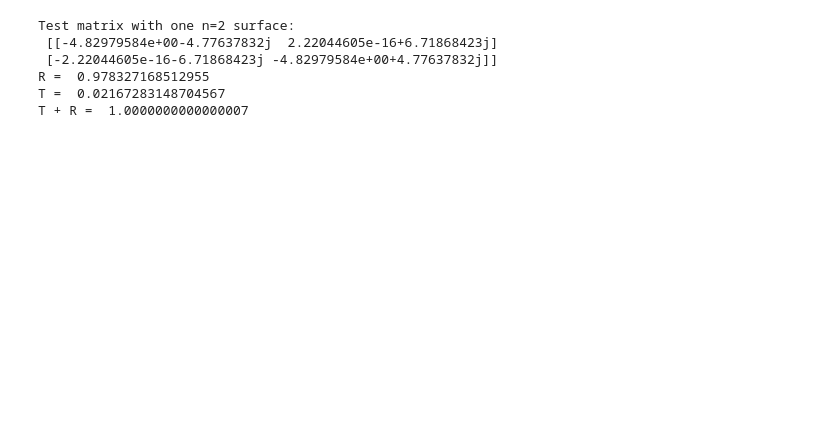
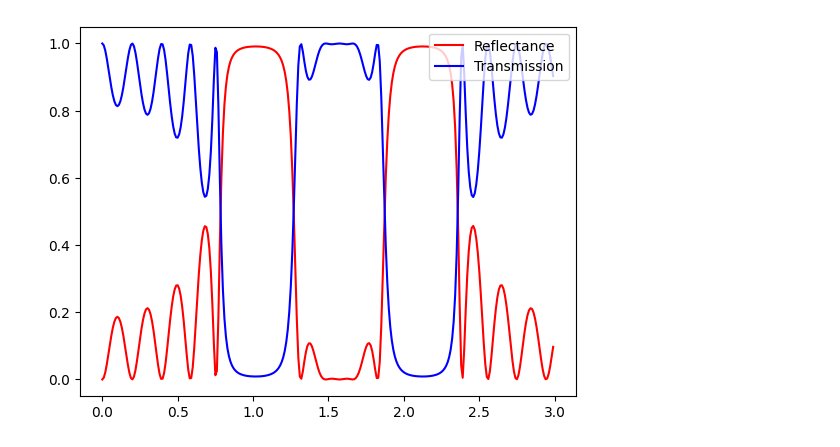
Before and after one commit to findus3006/Problem-2, a Jupyter notebook: Problem2.ipynb, the cells around one changed output. Saved outputs shown, nothing was run; the diff lists cells and outputs as text; code cells hidden in the pictures; blank space fills up the shorter version.

Commit message:
First plot

```diff
--- a/Problem2.ipynb
+++ b/Problem2.ipynb
@@ -1,6 +1,6 @@
 # %%
 import numpy as np
-import matplotlib as plt
+import matplotlib.pyplot as plt
 
 # Phasefactor matrix
 
@@ -23,36 +23,41 @@ def I(n1,n2):
 
 # Transmission matrix
 
-def T(n,D,k0):
+def TR(n,D,k0):
     Transmission = np.eye(2,dtype = 'complex');
     for i in range(np.size(n)-1):
         Transmission = P(n[i+1],D[i+1],k0)@(I(n[i],n[i+1])@Transmission);
     Transmission = I(n[i+1],n[0])@Transmission;
     return Transmission
 
-# Transmission and Reflection coeffiecients
 
-def coeff(Tmatrix):
-    T = np.abs(Tmatrix[0,0]-(Tmatrix[0,1]*Tmatrix[1,0])/(Tmatrix[1,1]))**2;
-    R = np.abs(Tmatrix[1,0]/(Tmatrix[1,1]))**2;
+# Number of layers and their respective properties are passed and the Transmission matrix used to return the coefficients
+
+def system(n,D,k):
+    T = np.zeros(np.size(k));
+    R = np.zeros(np.size(k));
+    for i in range(np.size(k)):
+        Tmatrix = TR(n,D,k[i]);
+        T[i] = np.abs(Tmatrix[0,0]-(Tmatrix[0,1]*Tmatrix[1,0])/(Tmatrix[1,1]))**2;
+        R[i] = np.abs(Tmatrix[1,0]/(Tmatrix[1,1]))**2;
     return T, R
-# %%
-k0 = 2*np.pi/(5.5e-7);
-D2 = np.ones(10);
-n2 = np.ones(10);
-n2[1::2] = 2;
-
-System1 = T(n2,D2,k0);
-T, R = coeff(System1);
-
-print("Test matrix with one n=2 surface: \n", System1)
-print("R = ",R)
-print("T = ",T)
-print("T + R = ",R+T)
-# %% [output]
-Test matrix with one n=2 surface:
- [[-4.82979584e+00-4.77637832j  2.22044605e-16+6.71868423j]
- [-2.22044605e-16-6.71868423j -4.82979584e+00+4.77637832j]]
-R =  0.978327168512955
-T =  0.02167283148704567
-T + R =  1.0000000000000007
+# %%
+# Define Thicksness and refractive index
+N = 10; # Number of layers. N+1 is how many surfaces there are.
+D = np.ones(N); # All layers have unit thickness
+n = np.ones(N); # Refractive index is alternating between 1 and 2
+n[1::2] = 2;
+
+# Define wavenumber
+k0 = np.arange(0,3,0.01); # wavenumber goes from 0 to 3
+
+# Calculate T and R coefficients
+T1, R1 = system(n,D,k0)
+
+# Plot Reflectance and Transmission
+plt.figure();
+plt.plot(k0,R1,'r',label="Reflectance");
+plt.plot(k0,T1,'b',label="Transmission");
+plt.legend(loc='upper right');
+# %% [output]
+[figure, added]
```
